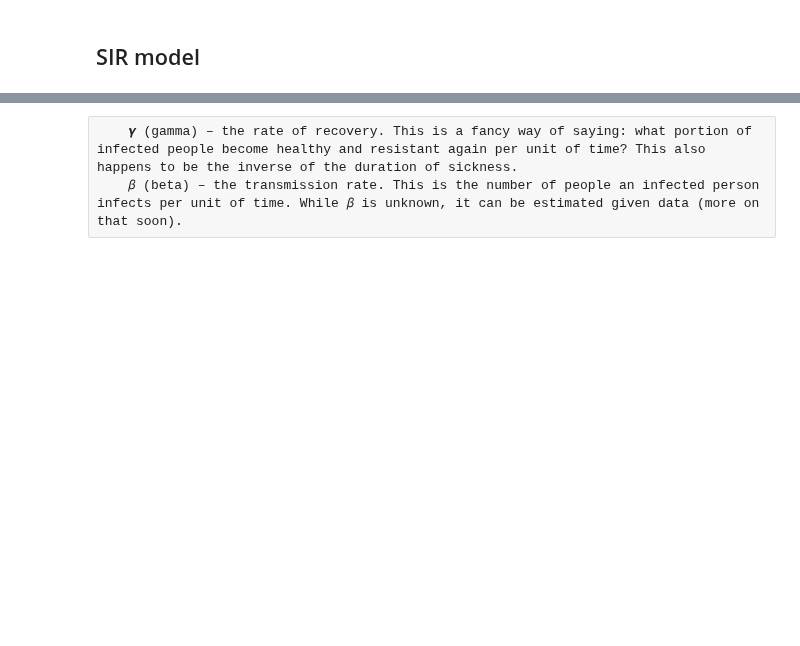
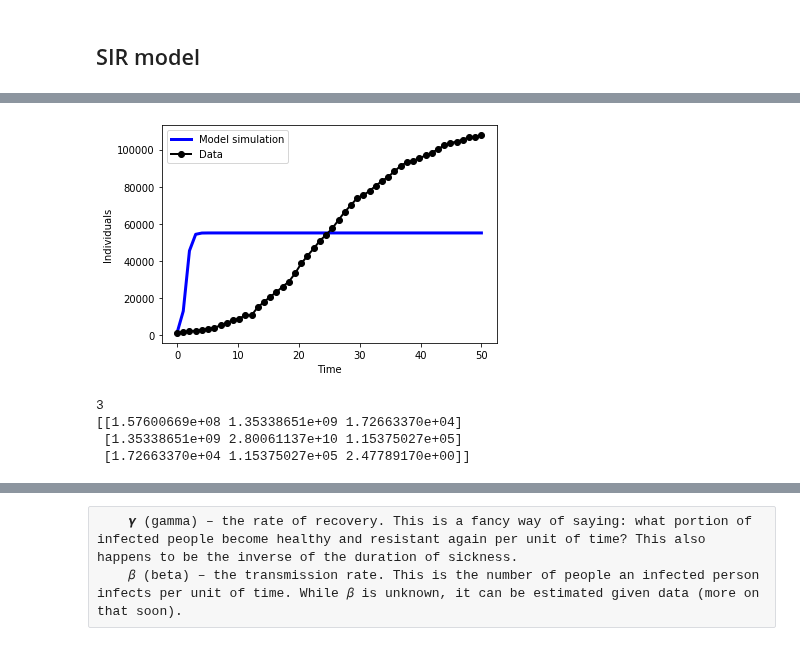
Before and after one commit to guidolo/COVID-DASH, a Jupyter notebook: SIRModel_FIM_Matrix.ipynb, the cells around one changed output, grey strips where cells are left out. Cells and saved outputs as stored; diff of their text form; code cells hidden in the pictures; blank space fills up the shorter version.

```diff
--- a/SIRModel_FIM_Matrix.ipynb
+++ b/SIRModel_FIM_Matrix.ipynb
@@ -104,0 +115,27 @@ plot_sir(S, I , R)
+# %%
+#### Parameter estimation ####
+optimizer = optimize.minimize(sir_cost.NLL, params, args=(data, times), method='Nelder-Mead')
+paramests = np.abs(optimizer.x)
+iniests = sir_ode.x0fcn(paramests, data)
+# %%
+#### Re-simulate and plot the model with the final parameter estimates ####
+xest = ode(sir_ode.model, iniests, times, args=(paramests,))
+est_measure = sir_ode.yfcn(xest, paramests)
+plt.plot(times, est_measure, 'b-', linewidth=3, label='Model simulation')
+plt.plot(times, data, 'k-o', linewidth=2, label='Data')
+plt.xlabel('Time')
+plt.ylabel('Individuals')
+plt.legend()
+plt.show()
+# %% [output]
+[figure, added]
+# %%
+#### Calculate the simplified Fisher Information Matrix (FIM) ####
+FIM = minifim.minifisher(times, params, data, delta = 0.001)
+print(np.linalg.matrix_rank(FIM)) #calculate rank of FIM
+print(FIM)
+# %% [output]
+3
+[[1.57600669e+08 1.35338651e+09 1.72663370e+04]
+ [1.35338651e+09 2.80061137e+10 1.15375027e+05]
+ [1.72663370e+04 1.15375027e+05 2.47789170e+00]]
```
Also changed, not shown: parts of 20 cells of this notebook, 2 other files.
